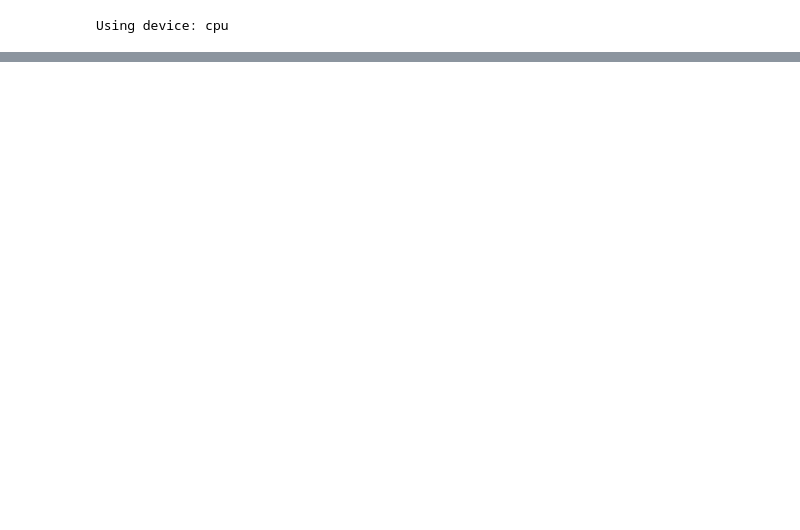
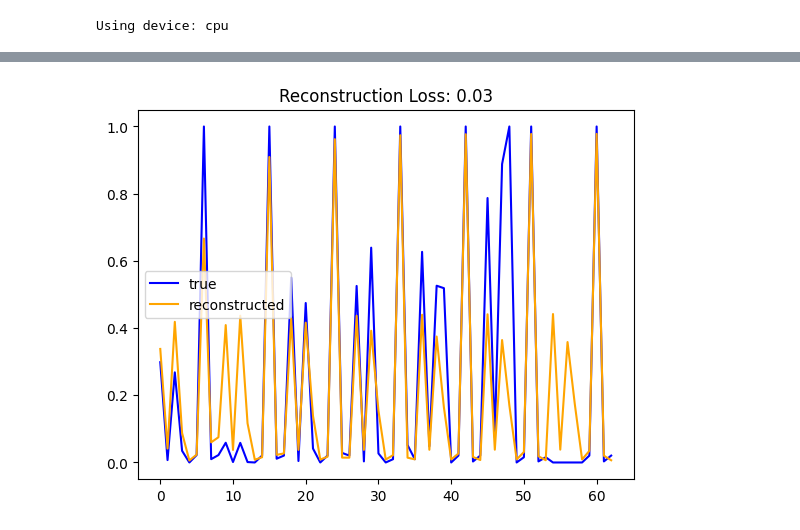
Before and after one commit to Aryanprakashh/Web-Server-log-processing, a Jupyter notebook: Deep_learning model.ipynb, the cells around one changed output, grey strips where cells are left out. Saved outputs shown, nothing was run; the diff lists cells and outputs as text; code cells hidden in the pictures; blank space fills up the shorter version.

```diff
--- a/Deep_learning model.ipynb
+++ b/Deep_learning model.ipynb
@@ -419,0 +463,79 @@ Anomaly at index 1236 categorized as: SQL Injection
+# %%
+import matplotlib.pyplot as plt
+import numpy as np
+
+def plot_anomaly_reconstruction(errors_np_array, sequences, reconstructions, anomalies, threshold, num_samples=5):
+    """
+    Plots reconstruction errors for normal and anomalous sequences.
+
+    Parameters:
+    - errors_np_array: Array of reconstruction errors.
+    - sequences: Original input sequences.
+    - reconstructions: Reconstructed sequences from the model.
+    - anomalies: Boolean array indicating detected anomalies.
+    - threshold: Threshold used for anomaly detection.
+    - num_samples: Number of samples to plot for each category (normal and anomaly).
+    """
+    # Ensure reconstructions and sequences are aligned
+    assert len(sequences) == len(reconstructions), "Sequences and reconstructions must have the same length."
+    assert len(errors_np_array) == len(sequences), "Errors must correspond to the sequences."
+
+    # Separate normal and anomalous indices
+    normal_indices = np.where(~anomalies)[0]
+    anomaly_indices = np.where(anomalies)[0]
+
+    # Select samples to plot
+    normal_samples = normal_indices[:num_samples]
+    anomaly_samples = anomaly_indices[:num_samples]
+
+    # Adjust figure size and layout
+    fig, axes = plt.subplots(2, num_samples, figsize=(num_samples * 3, 6), constrained_layout=True)
+
+    # Plot normal samples
+    for i, idx in enumerate(normal_samples):
+        axes[0, i].plot(sequences[idx].cpu().numpy().flatten(), label="True", color="blue")
+        axes[0, i].plot(reconstructions[idx].cpu().detach().numpy().flatten(), label="Reconstructed", color="orange")
+        axes[0, i].set_title(f"Normal (Loss: {errors_np_array[idx]:.4f})", fontsize=10)
+        axes[0, i].tick_params(axis='both', which='major', labelsize=8)
+        axes[0, i].legend(fontsize=8)
+
+    # Plot anomalous samples
+    for i, idx in enumerate(anomaly_samples):
+        axes[1, i].plot(sequences[idx].cpu().numpy().flatten(), label="True", color="blue")
+        axes[1, i].plot(reconstructions[idx].cpu().detach().numpy().flatten(), label="Reconstructed", color="orange")
+        axes[1, i].set_title(f"Anomaly (Loss: {errors_np_array[idx]:.4f})", fontsize=10)
+        axes[1, i].tick_params(axis='both', which='major', labelsize=8)
+        axes[1, i].legend(fontsize=8)
+
+    # Add labels for rows
+    axes[0, 0].set_ylabel("Normal", fontsize=12)
+    axes[1, 0].set_ylabel("Anomalous", fontsize=12)
+
+    plt.show()
+
+# Example usage:
+# Ensure that sequences and reconstructions are defined
+sequences = analyzer.sequences  # Use the sequences from the LogAnalyzer instance
+reconstructions = analyzer.model(sequences.to(device))  # Generate reconstructions using the model
+
+# Ensure errors_np_array is calculated correctly
+errors_np_array = np.mean((sequences.cpu().detach().numpy() - reconstructions.cpu().detach().numpy()) ** 2, axis=(1, 2))
+
+# Ensure anomalies are calculated correctly
+anomalies = errors_np_array > threshold
+
+print("Sequences shape:", sequences.shape)
+print("Reconstructions shape:", reconstructions.shape)
+print("Errors shape:", errors_np_array.shape)
+idx = 0  # Example index
+plt.plot(sequences[idx].cpu().detach().numpy().flatten(), label="true", color="blue")
+plt.plot(reconstructions[idx].cpu().detach().numpy().flatten(), label="reconstructed", color="orange")
+plt.title(f"Reconstruction Loss: {errors_np_array[idx]:.2f}")
+plt.legend()
+plt.show()
+print("Anomalies detected:", np.sum(anomalies))
+print("Threshold:", threshold)
+
+# Call the function to plot the graphs
+plot_anomaly_reconstruction(errors_np_array, sequences, reconstructions, anomalies, threshold)
+# %% [output]
@@ -419,0 +545 @@ Anomaly at index 1236 categorized as: SQL Injection
+[figure, added]
```
Also changed, not shown: parts of 4 cells of this notebook, 3 other files.
